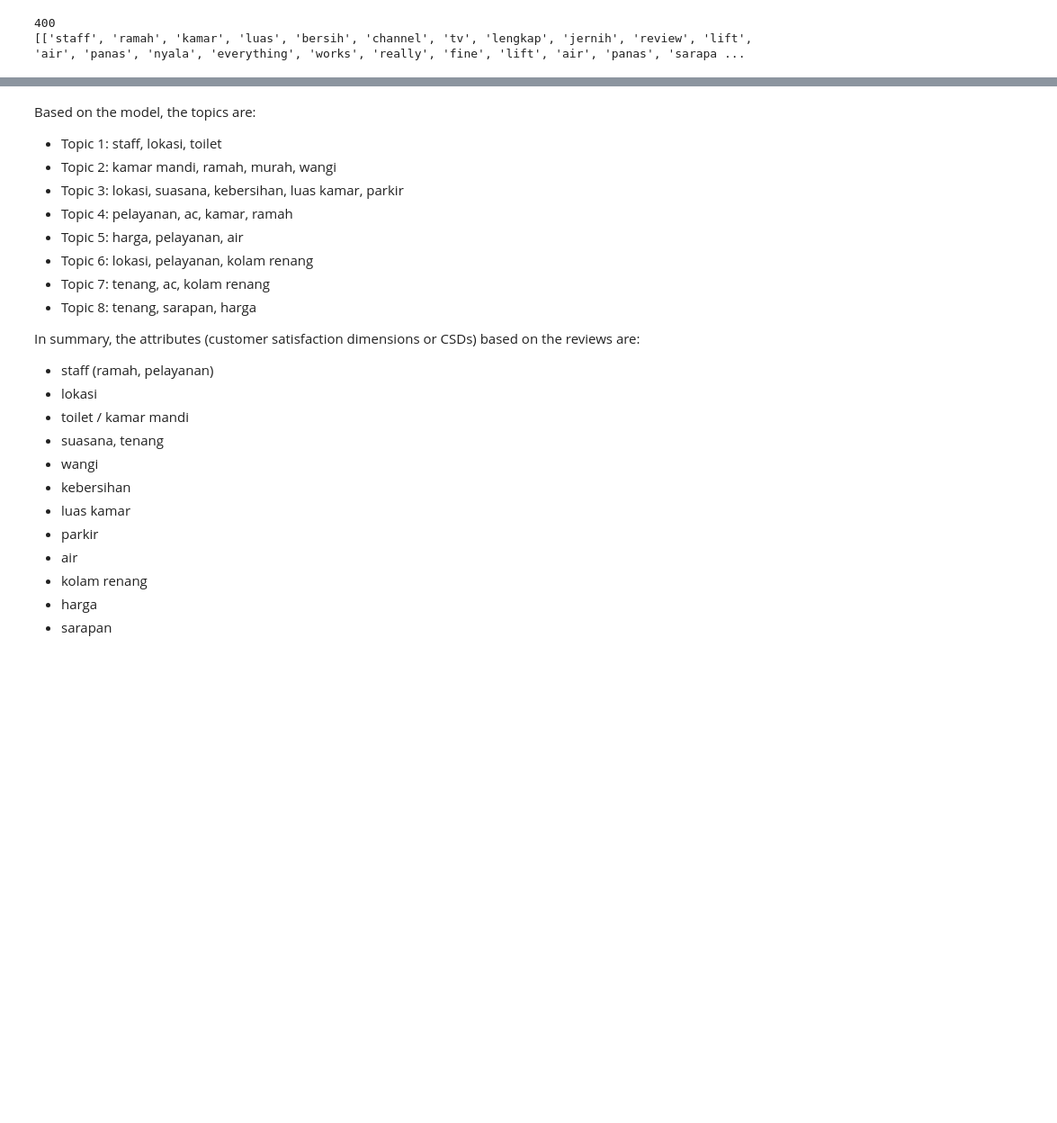
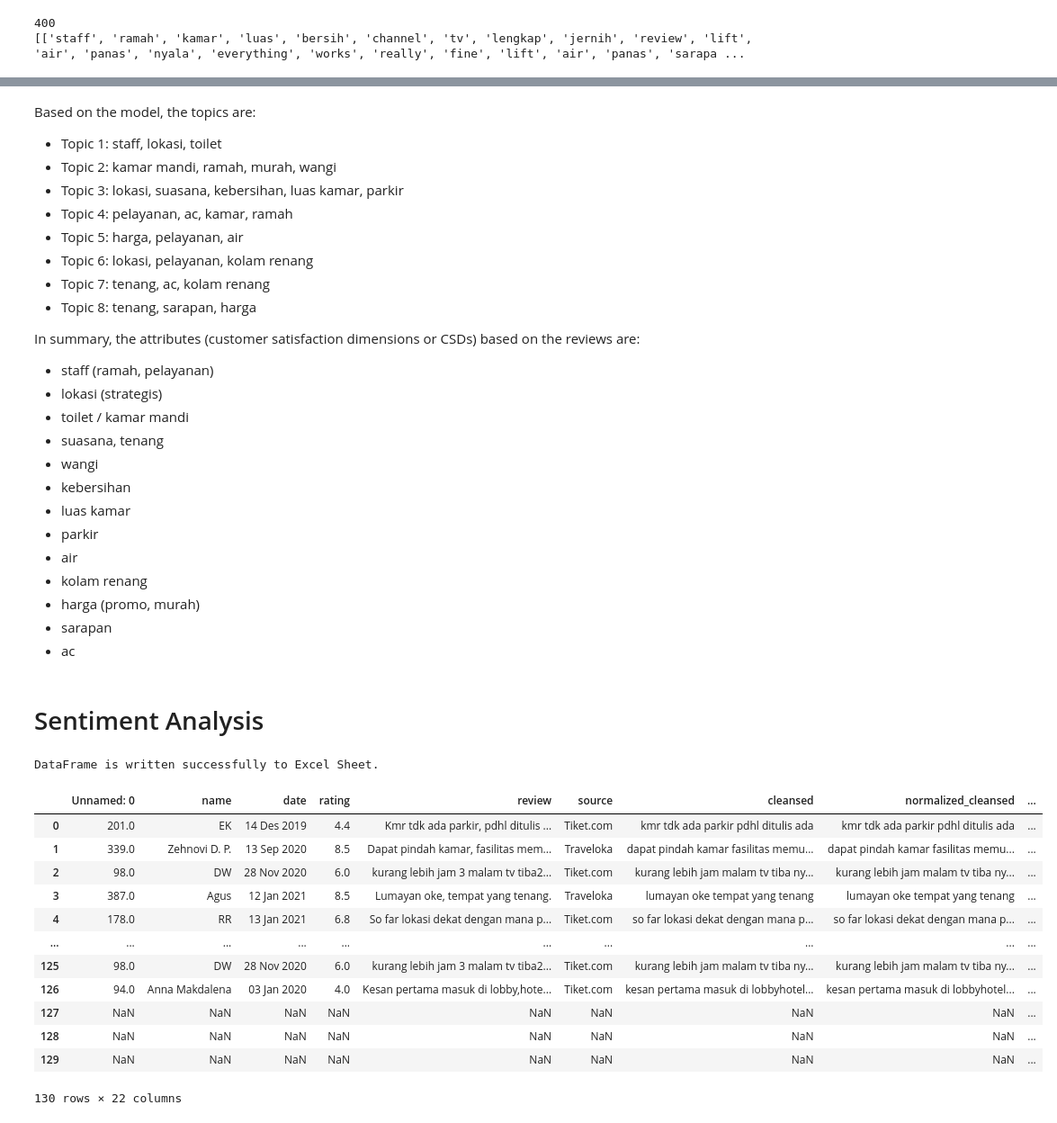
Before and after one commit to razikaalmira/cust-satisfaction-kano, a Jupyter notebook: Kano.ipynb, the cells around one changed output, grey strips where cells are left out. Shown: that part at 90% size. Cells and saved outputs as stored; diff of their text form; code cells hidden in the pictures; blank space fills up the shorter version.

```diff
--- a/Kano.ipynb
+++ b/Kano.ipynb
@@ -520,7 +530,7 @@ Based on the model, the topics are:
 
 In summary, the attributes (customer satisfaction dimensions or CSDs) based on the reviews are:
 - staff (ramah, pelayanan)
-- lokasi
+- lokasi (strategis)
 - toilet / kamar mandi
 - suasana, tenang
 - wangi
@@ -529,5 +539,8 @@ In summary, the attributes (customer satisfaction dimensions or CSDs) based on t
 - parkir
 - air
 - kolam renang
-- harga
+- harga (promo, murah)
 - sarapan
+- ac
+# %% [markdown]
+# Sentiment Analysis
@@ -533,0 +559,27 @@ In summary, the attributes (customer satisfaction dimensions or CSDs) based on t
+# %%
+label, test = train_test_split(df, test_size = 0.75, random_state=0)
+
+writer = pd.ExcelWriter('label.xlsx')
+label.to_excel(writer, 'label')
+writer.save()
+print('DataFrame is written successfully to Excel Sheet.')
+# %% [output]
+DataFrame is written successfully to Excel Sheet.
+# %%
+train = pd.read_csv('labeled.csv')
+# %%
+train
+# %% [output]
+|  | Unnamed: 0 | name | date | rating | review | source | cleansed | normalized_cleansed | ... |
+| 0 | 201.0 | EK | 14 Des 2019 | 4.4 | Kmr tdk ada parkir, pdhl ditulis ... | Tiket.com | kmr tdk ada parkir pdhl ditulis ada | kmr tdk ada parkir pdhl ditulis ada | ... |
+| 1 | 339.0 | Zehnovi D. P. | 13 Sep 2020 | 8.5 | Dapat pindah kamar, fasilitas mem... | Traveloka | dapat pindah kamar fasilitas memu... | dapat pindah kamar fasilitas memu... | ... |
+| 2 | 98.0 | DW | 28 Nov 2020 | 6.0 | kurang lebih jam 3 malam tv tiba2... | Tiket.com | kurang lebih jam malam tv tiba ny... | kurang lebih jam malam tv tiba ny... | ... |
+| 3 | 387.0 | Agus | 12 Jan 2021 | 8.5 | Lumayan oke, tempat yang tenang. | Traveloka | lumayan oke tempat yang tenang | lumayan oke tempat yang tenang | ... |
+| 4 | 178.0 | RR | 13 Jan 2021 | 6.8 | So far lokasi dekat dengan mana p... | Tiket.com | so far lokasi dekat dengan mana p... | so far lokasi dekat dengan mana p... | ... |
+| ... | ... | ... | ... | ... | ... | ... | ... | ... | ... |
+| 125 | 98.0 | DW | 28 Nov 2020 | 6.0 | kurang lebih jam 3 malam tv tiba2... | Tiket.com | kurang lebih jam malam tv tiba ny... | kurang lebih jam malam tv tiba ny... | ... |
+| 126 | 94.0 | Anna Makdalena | 03 Jan 2020 | 4.0 | Kesan pertama masuk di lobby,hote... | Tiket.com | kesan pertama masuk di lobbyhotel... | kesan pertama masuk di lobbyhotel... | ... |
+| 127 | NaN | NaN | NaN | NaN | NaN | NaN | NaN | NaN | ... |
+| 128 | NaN | NaN | NaN | NaN | NaN | NaN | NaN | NaN | ... |
+| 129 | NaN | NaN | NaN | NaN | NaN | NaN | NaN | NaN | ... |
+130 rows × 22 columns
```
Also changed, not shown: parts of 18 cells of this notebook.
